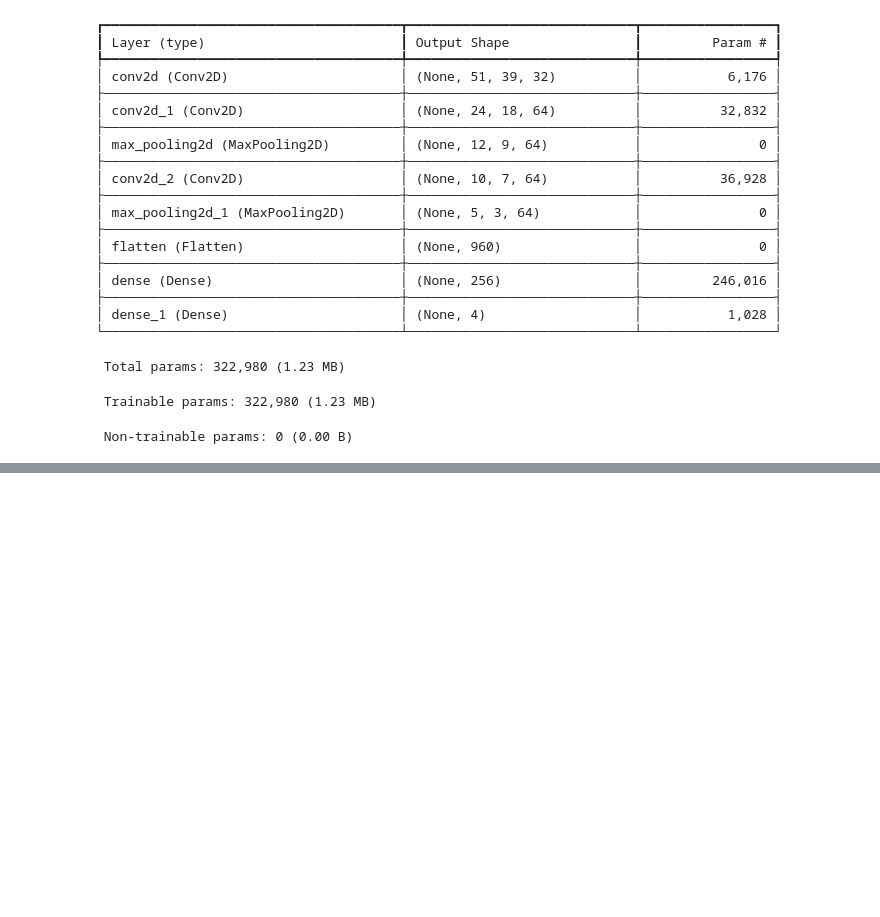
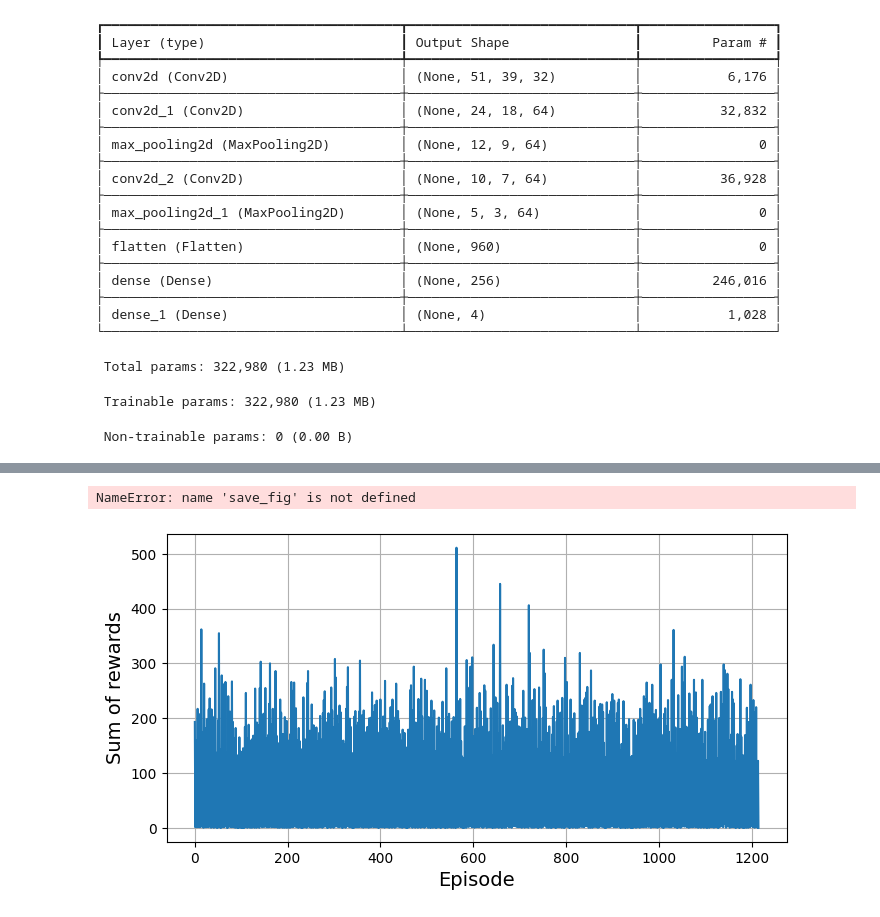
Before and after one commit to Noonansean1/CS5004, a Jupyter notebook: e-tivity3/MODULE_TEMPLATE_DQN_Atari.ipynb, the cells around one changed output, grey strips where cells are left out. Drawn from its saved outputs; the diff is of its cells as text; code cells hidden in the pictures; blank space fills up the shorter version.

```diff
--- a/e-tivity3/MODULE_TEMPLATE_DQN_Atari.ipynb
+++ b/e-tivity3/MODULE_TEMPLATE_DQN_Atari.ipynb
@@ -205,0 +220,4 @@ Model: "sequential"
+# %%
+#  Create the Target Model (Copy of Main Model)
+target_model = tf.keras.models.clone_model(model)
+target_model.set_weights(model.get_weights())  # Copy initial weights
@@ -205,0 +259,30 @@ Model: "sequential"
+# %%
+batch_size = 64
+discount_factor = 0.95
+optimizer = tf.keras.optimizers.Nadam(learning_rate=5e-4)
+loss_fn = tf.keras.losses.MeanSquaredError()
+
+def training_step(batch_size):
+    experiences = sample_experiences(batch_size)
+    states, actions, rewards, next_states, dones, truncateds = experiences
+    #next_Q_values = model.predict(next_states, verbose=0)
+    next_Q_values = target_model.predict(next_states, verbose=0)
+    max_next_Q_values = next_Q_values.max(axis=1)
+    runs = 1.0 - (dones | truncateds)  # episode is not done or truncated
+    runs = 1.0 - dones  # No need for truncateds
+    target_Q_values = rewards + runs * discount_factor * max_next_Q_values
+    target_Q_values = target_Q_values.reshape(-1, 1)
+    mask = tf.one_hot(actions, n_outputs)
+    with tf.GradientTape() as tape:
+        all_Q_values = model(states)
+        Q_values = tf.reduce_sum(all_Q_values * mask, axis=1, keepdims=True)
+        loss = tf.reduce_mean(loss_fn(target_Q_values, Q_values))
+
+    grads = tape.gradient(loss, model.trainable_variables)
+    optimizer.apply_gradients(zip(grads, model.trainable_variables))
+# %%
+def play_one_step(env, state, epsilon):
+    action = epsilon_greedy_policy(state, epsilon)
+    next_state, reward, done, truncated, info = env.step(action)
+    replay_buffer.append((state, action, reward, next_state, done, truncated))
+    return next_state, reward, done, truncated, info
@@ -205,0 +382,12 @@ Model: "sequential"
+# %%
+# extra code – this cell generates and saves Figure 18–10
+plt.figure(figsize=(8, 4))
+plt.plot(rewards)
+plt.xlabel("Episode", fontsize=14)
+plt.ylabel("Sum of rewards", fontsize=14)
+plt.grid(True)
+save_fig("dqn_ll_rewards_plot")
+plt.show()
+# %% [output]
+NameError: name 'save_fig' is not defined
+[figure, added]
```
Also changed, not shown: parts of 20 cells of this notebook.
